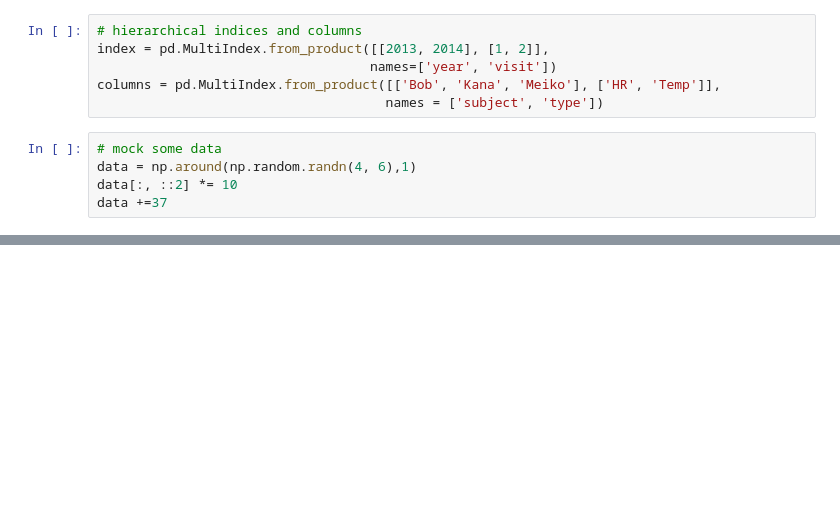
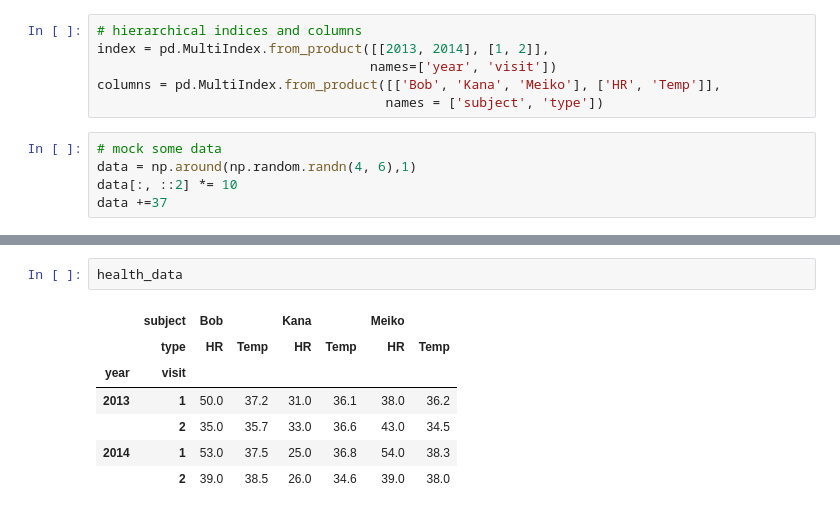
Before and after one commit to KazumaShachou/DataScience, a Jupyter notebook: Pandas_DataManipulation_2.ipynb, the cells around one changed output, grey strips where cells are left out. Cells and saved outputs as stored; diff of their text form; blank space fills up the shorter version.

```diff
--- a/Pandas_DataManipulation_2.ipynb
+++ b/Pandas_DataManipulation_2.ipynb
@@ -200,0 +275,10 @@ health_data
+# %%
+health_data
+# %% [output]
+|  | subject | Bob |  | Kana |  | Meiko |  |
+|  | type | HR | Temp | HR | Temp | HR | Temp |
+| year | visit |  |  |  |  |  |  |
+| 2013 | 1 | 50.0 | 37.2 | 31.0 | 36.1 | 38.0 | 36.2 |
+|  | 2 | 35.0 | 35.7 | 33.0 | 36.6 | 43.0 | 34.5 |
+| 2014 | 1 | 53.0 | 37.5 | 25.0 | 36.8 | 54.0 | 38.3 |
+|  | 2 | 39.0 | 38.5 | 26.0 | 34.6 | 39.0 | 38.0 |
```
Also changed, not shown: parts of 42 cells of this notebook.
